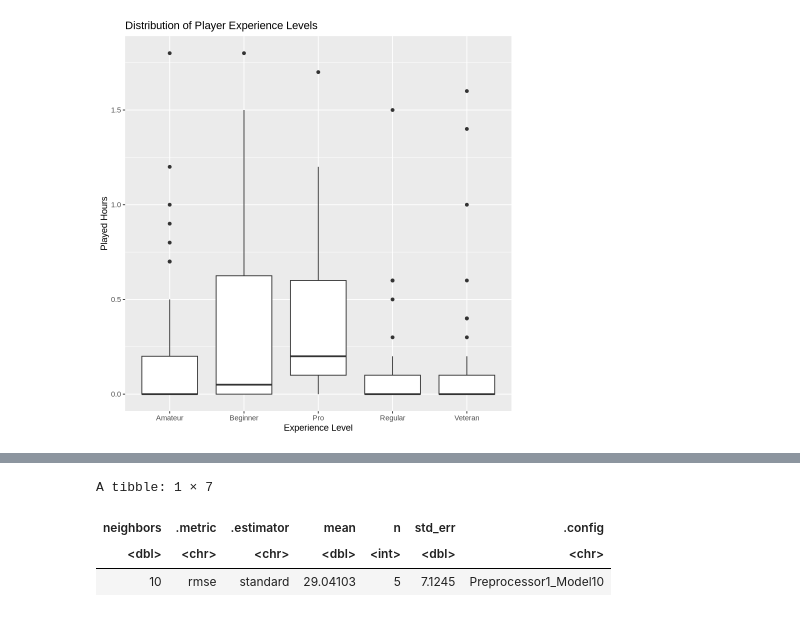
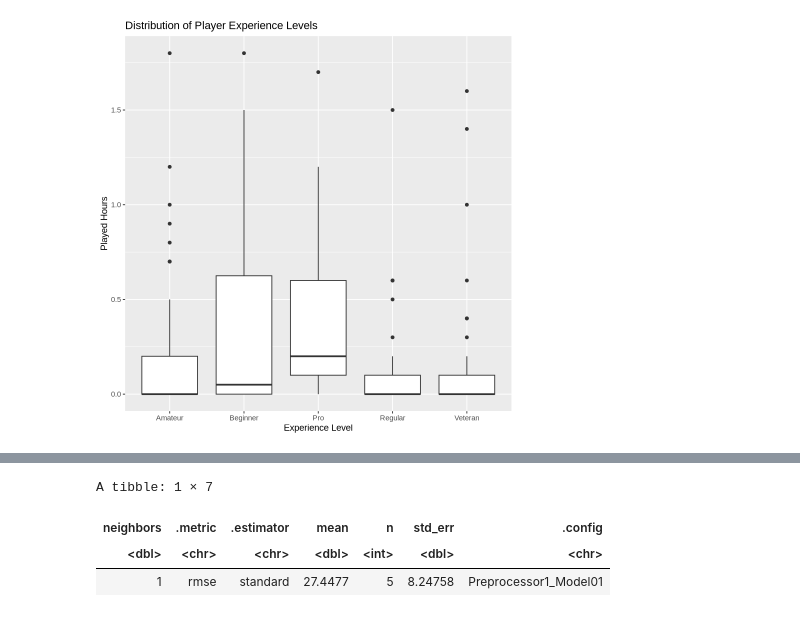
Before and after one commit to xlaure/Plaicraft_Project, a Jupyter notebook: project_final_report.ipynb, the cells around one changed output, grey strips where cells are left out. Drawn from its saved outputs; the diff is of its cells as text; code cells hidden in the pictures.

```diff
--- a/project_final_report.ipynb
+++ b/project_final_report.ipynb
@@ -213,7 +206,7 @@ print(training1_combined)
 
 df <- c("Beginner", "Amateur", "Regular", "Veteran", "Pro")
 
-encoded_factor <- training1 |>
+encoded_factor <- set3 |>
     mutate(experience = as.factor(experience))
 
 encoded_df <- encoded_factor |>
@@ -275,3 +268,10 @@ A tibble: 136 × 14
+# %%
+# Split data
+set.seed(1)
+
+split1 <- initial_split(combinded_df, prop = 0.70, strata = played_hours)
+training1 <- training(split1)
+testing1 <- testing(split1)
 # %%
 # #linear regression!
 
@@ -308,31 +308,31 @@ A tibble: 136 × 14
 # %%
 knn_spec <- nearest_neighbor(weight_func = "rectangular", neighbors = tune()) |>
     set_engine("kknn") |>
     set_mode("regression")
 
-knn_recipe <- recipe(played_hours ~ age, data = training1) |>
+knn_recipe <- recipe(played_hours ~ age + experienceAmateur + experienceBeginner + experiencePro + experienceRegular + experienceVeteran, data = training1) |>
     step_scale(all_predictors()) |>
     step_center(all_predictors())
 
 knn_vfold <- vfold_cv(training1, v = 5, strata = played_hours)
 
 knn_wkfw <- workflow() |>
     add_recipe(knn_recipe) |>
     add_model(knn_spec)
 
 gridvals <- tibble(neighbors = seq(from = 1, to = 10, by = 1))
 
 knn_results <- knn_wkfw |>
     tune_grid(resamples = knn_vfold, grid = gridvals) |>
     collect_metrics() |>
     filter(.metric == "rmse")
 
 knn_results_min <- knn_results |>
     filter(mean == min(mean))
 
 knn_results_min
 # %% [output]
 A tibble: 1 × 7
 | neighbors | .metric | .estimator | mean | n | std_err | .config |
 | <dbl> | <chr> | <chr> | <dbl> | <int> | <dbl> | <chr> |
-| 10 | rmse | standard | 29.04103 | 5 | 7.1245 | Preprocessor1_Model10 |
+| 1 | rmse | standard | 27.4477 | 5 | 8.24758 | Preprocessor1_Model01 |
```
Also changed, not shown: parts of 3 cells of this notebook.
